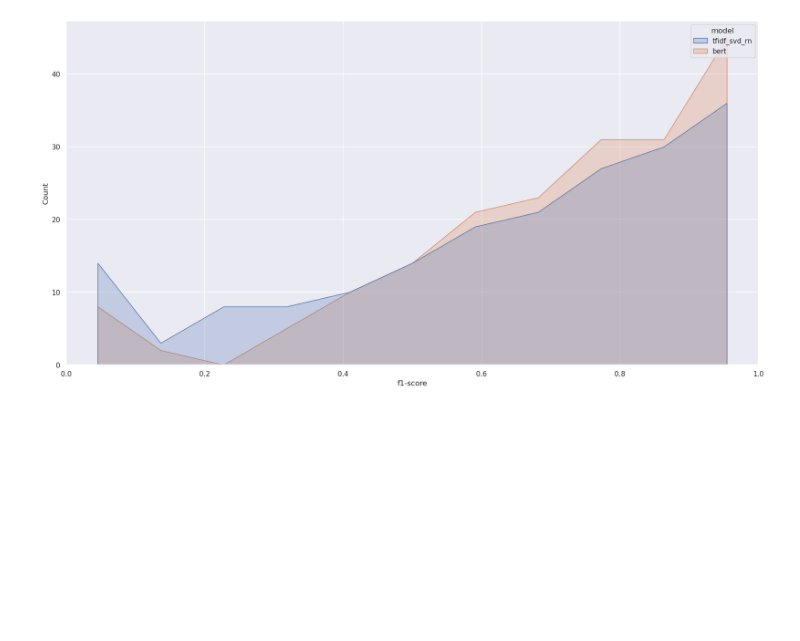
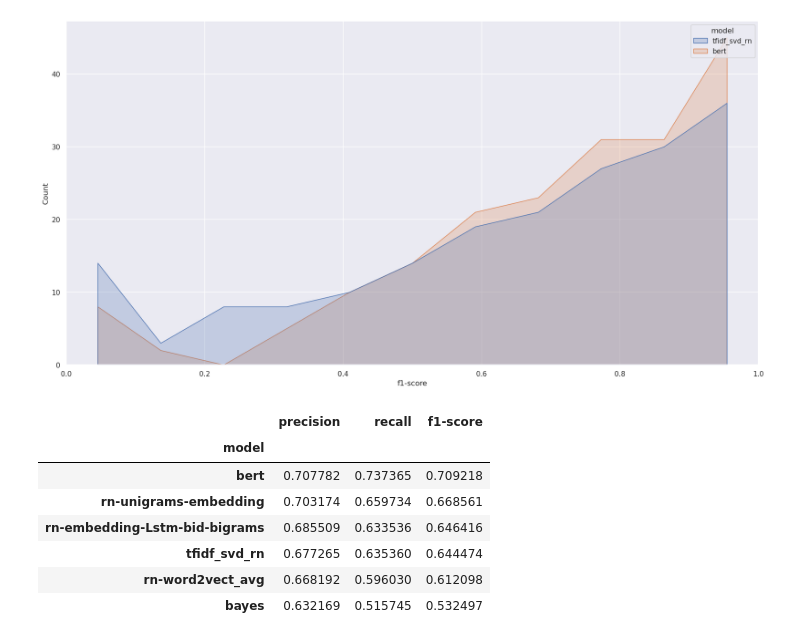
Before and after one commit to magistery-tps/text-mining, a Jupyter notebook: notebooks/fashion-outfits/7-model-comparative-metrics.ipynb, the cells around one changed output. Drawn from its saved outputs; the diff is of its cells as text; code cells hidden in the pictures; blank space fills up the shorter version.

```diff
--- a/notebooks/fashion-outfits/7-model-comparative-metrics.ipynb
+++ b/notebooks/fashion-outfits/7-model-comparative-metrics.ipynb
@@ -218,3 +218,17 @@ sns.histplot(
 <AxesSubplot:xlabel='f1-score', ylabel='Count'>
 <Figure size 2000x1000 with 1 Axes>
 [figure]
+# %%
+common_report \
+    .groupby('model') \
+    .aggregate({'precision':'mean', 'recall': 'mean', 'f1-score': 'mean'}) \
+    .sort_values(by=['f1-score'], ascending=False)
+# %% [output]
+|  | precision | recall | f1-score |
+| model |  |  |  |
+| bert | 0.707782 | 0.737365 | 0.709218 |
+| rn-unigrams-embedding | 0.703174 | 0.659734 | 0.668561 |
+| rn-embedding-Lstm-bid-bigrams | 0.685509 | 0.633536 | 0.646416 |
+| tfidf_svd_rn | 0.677265 | 0.635360 | 0.644474 |
+| rn-word2vect_avg | 0.668192 | 0.596030 | 0.612098 |
+| bayes | 0.632169 | 0.515745 | 0.532497 |
```
Also changed, not shown: parts of 4 cells of this notebook, 6 other files.
